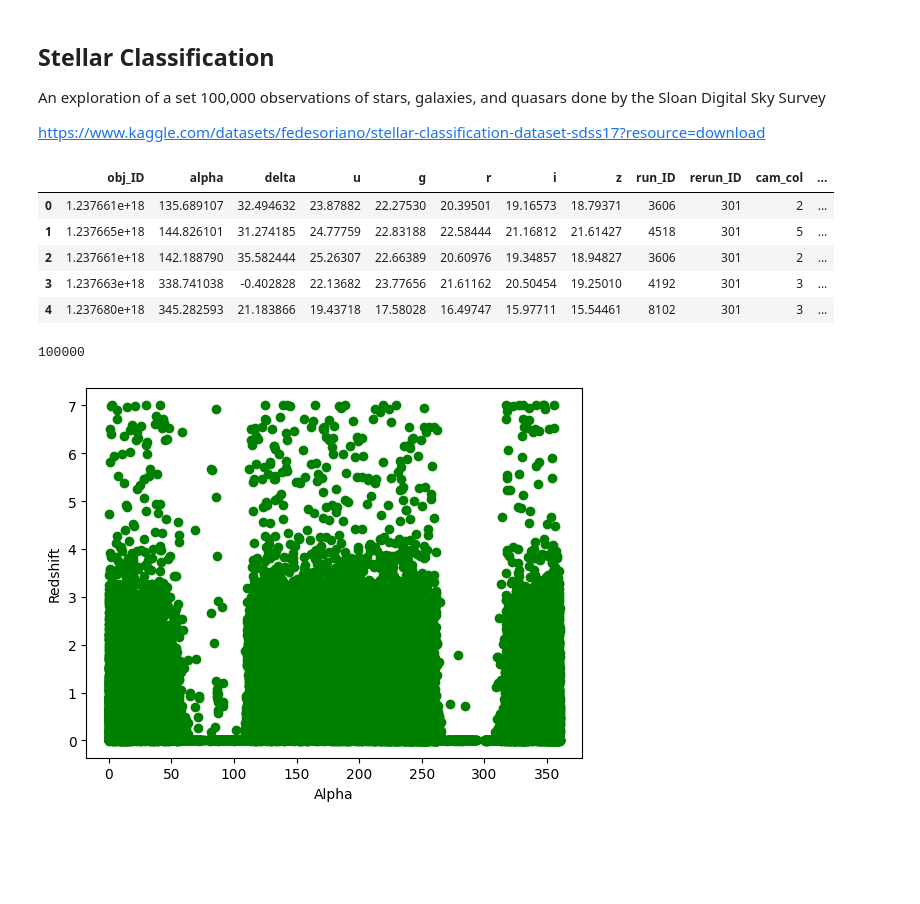
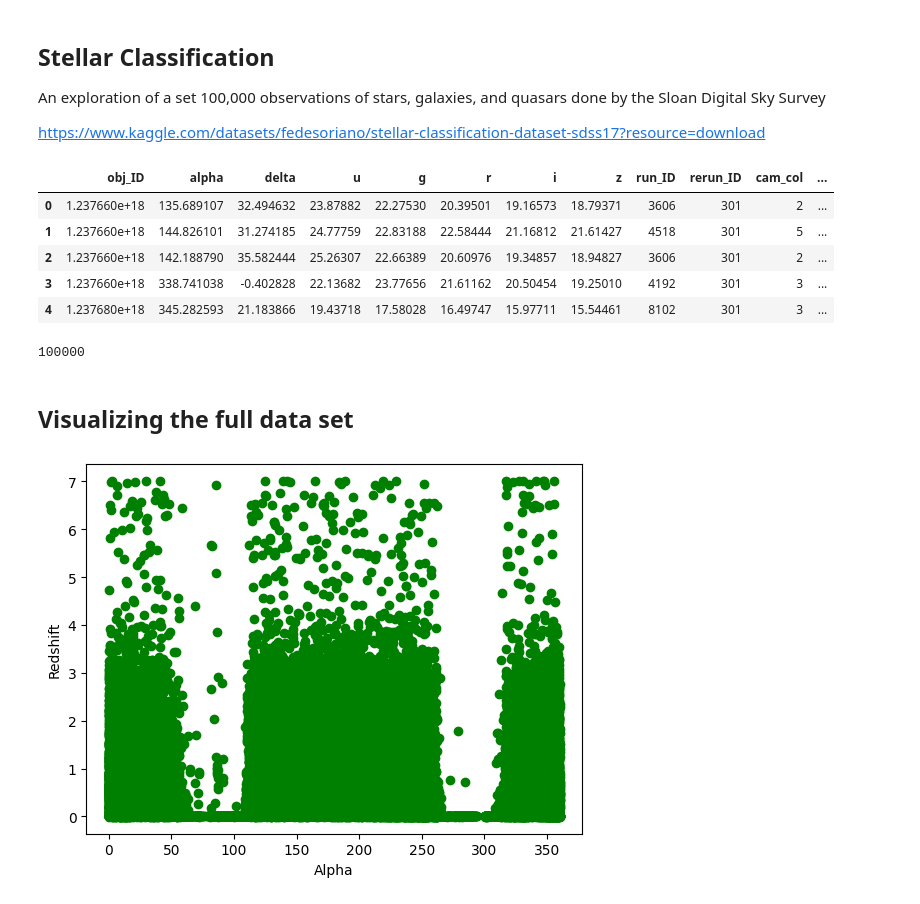
Before and after one commit to januaryeve/Stellar_Classification, a Jupyter notebook: Stellar_Classification_Code.ipynb, the cells around one changed output. Cells and saved outputs as stored; diff of their text form; code cells hidden in the pictures; blank space fills up the shorter version.

Commit message:
cleaning data, removing columns and rows

```diff
--- a/Stellar_Classification_Code.ipynb
+++ b/Stellar_Classification_Code.ipynb
@@ -12,14 +12,14 @@ import matplotlib.pyplot as plt
 # %%
 #Pulling in the data
 
-df = pd.read_csv('Star_Classification_data_clean.csv')
+df = pd.read_csv('Star_Classification_data_original.csv')
 df.head()
 # %% [output]
 |  | obj_ID | alpha | delta | u | g | r | i | z | run_ID | rerun_ID | cam_col | ... |
-| 0 | 1.237661e+18 | 135.689107 | 32.494632 | 23.87882 | 22.27530 | 20.39501 | 19.16573 | 18.79371 | 3606 | 301 | 2 | ... |
-| 1 | 1.237665e+18 | 144.826101 | 31.274185 | 24.77759 | 22.83188 | 22.58444 | 21.16812 | 21.61427 | 4518 | 301 | 5 | ... |
-| 2 | 1.237661e+18 | 142.188790 | 35.582444 | 25.26307 | 22.66389 | 20.60976 | 19.34857 | 18.94827 | 3606 | 301 | 2 | ... |
-| 3 | 1.237663e+18 | 338.741038 | -0.402828 | 22.13682 | 23.77656 | 21.61162 | 20.50454 | 19.25010 | 4192 | 301 | 3 | ... |
+| 0 | 1.237660e+18 | 135.689107 | 32.494632 | 23.87882 | 22.27530 | 20.39501 | 19.16573 | 18.79371 | 3606 | 301 | 2 | ... |
+| 1 | 1.237660e+18 | 144.826101 | 31.274185 | 24.77759 | 22.83188 | 22.58444 | 21.16812 | 21.61427 | 4518 | 301 | 5 | ... |
+| 2 | 1.237660e+18 | 142.188790 | 35.582444 | 25.26307 | 22.66389 | 20.60976 | 19.34857 | 18.94827 | 3606 | 301 | 2 | ... |
+| 3 | 1.237660e+18 | 338.741038 | -0.402828 | 22.13682 | 23.77656 | 21.61162 | 20.50454 | 19.25010 | 4192 | 301 | 3 | ... |
 | 4 | 1.237680e+18 | 345.282593 | 21.183866 | 19.43718 | 17.58028 | 16.49747 | 15.97711 | 15.54461 | 8102 | 301 | 3 | ... |
 # %%
 #Checking that the data set is complete
@@ -32,3 +30,5 @@ len(df)
+# %% [markdown]
+## Visualizing the full data set
 # %%
 #Plotting right ascension and redshift
 
```
Also changed, not shown: parts of 9 cells of this notebook.
